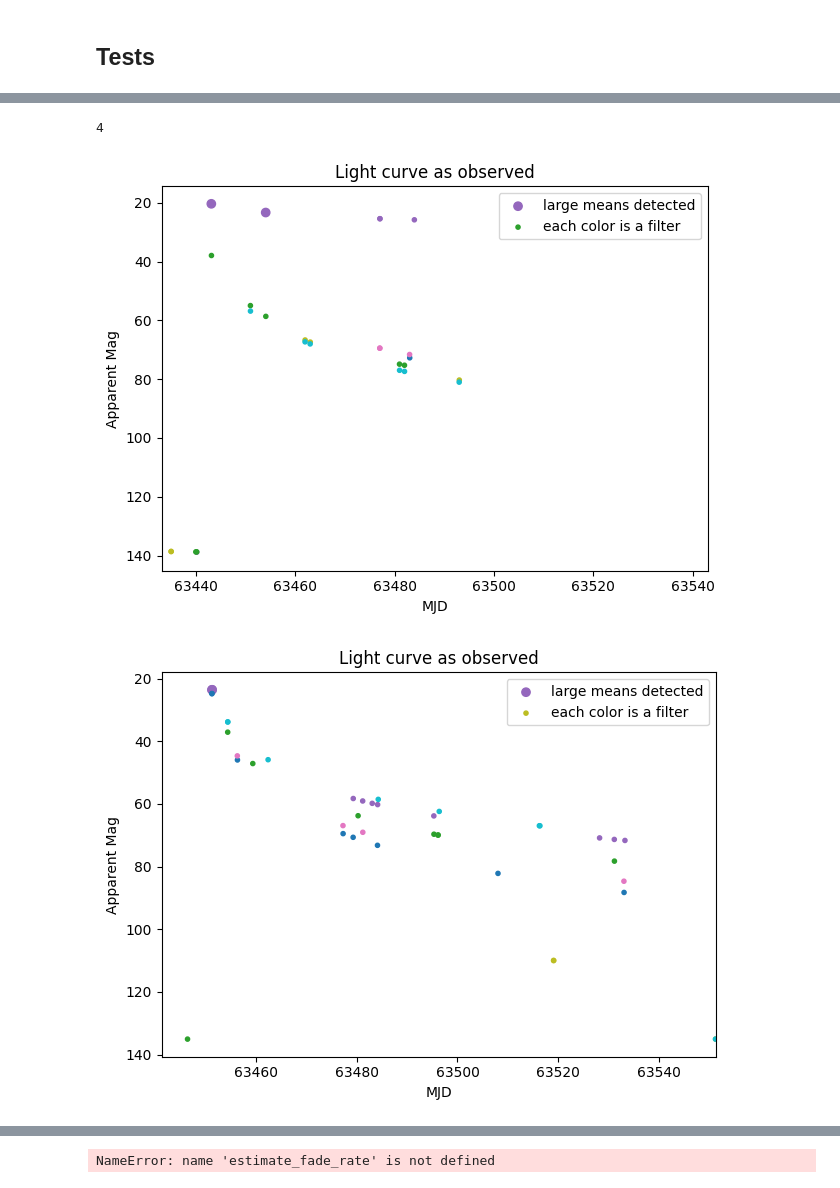
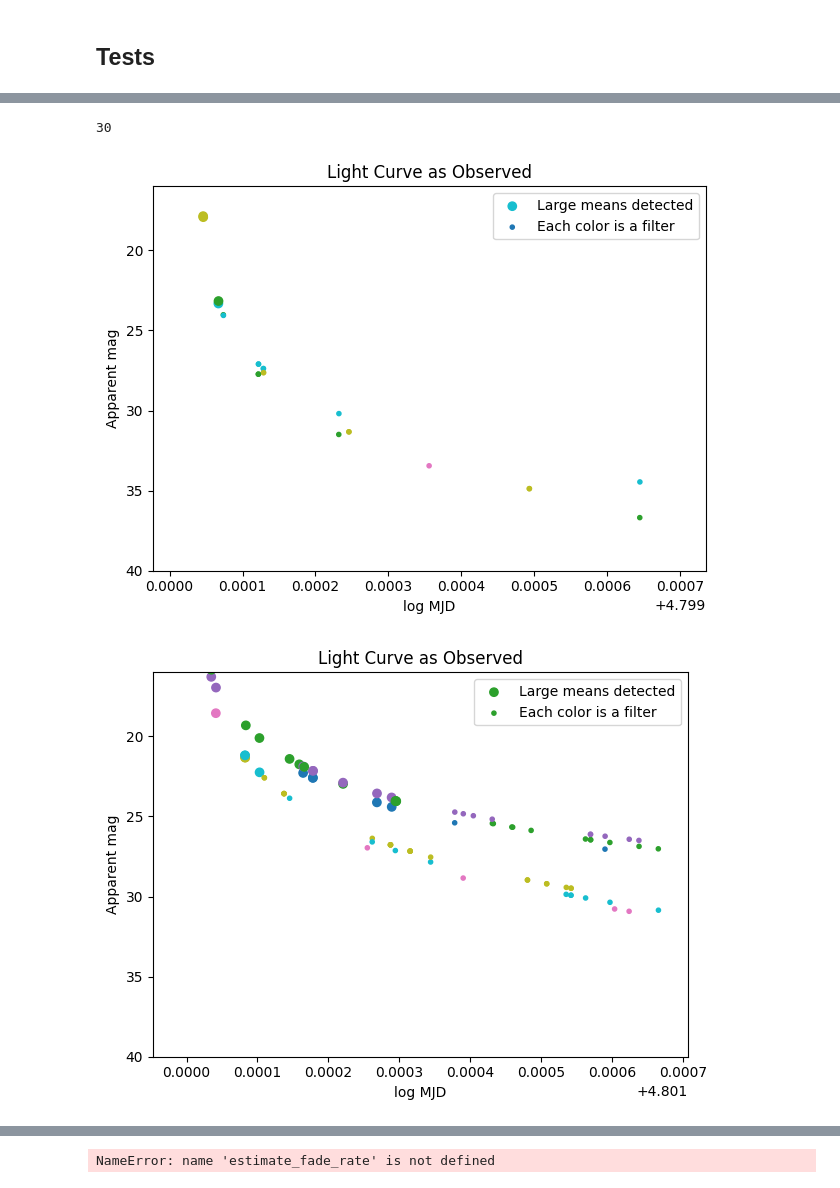
Before and after one commit to andra104/Multi_Transient_Metrics_Hub, a Jupyter notebook: GRBafterglows/working_local_fixedpop_GRBafterglows_script.ipynb, the cells around one changed output, grey strips where cells are left out. Saved outputs shown, nothing was run; the diff lists cells and outputs as text; code cells hidden in the pictures.

```diff
--- a/GRBafterglows/working_local_fixedpop_GRBafterglows_script.ipynb
+++ b/GRBafterglows/working_local_fixedpop_GRBafterglows_script.ipynb
@@ -140,6 +140,6 @@ for i in range(3):
 # %%
 #all configs
-cadences = ['four_roll_v4.3.1_10yrs', 'baseline_v4.3.1_10yrs']
+cadences = ['four_roll_v4.3.1_10yrs']#, 'baseline_v4.3.1_10yrs']
 rate_density = 1e-8
 rate_str = f"rd{rate_density:.0e}".replace("-", "m")  # Example: 1e-8 to rd1e-8
 filters = ['u', 'g', 'r', 'i', 'z', 'y']
@@ -469,22 +496 @@ Text(0.5, 0, 'fade time (days)')
-# %%
-def plot_observed_light_curve(row):
-    unique_filters = np.unique(row['filter'])
-    colors = plt.cm.tab10(np.linspace(0, 1, len(unique_filters)))
-    filter_to_color = dict(zip(unique_filters, colors))
-    color_array = np.array([filter_to_color[f] for f in row['filter']])
-
-    snr_obs_mask = row['snr_obs']>3 #can switch to 5
-    markers = ["." , "o" ]
-    snr_to_marker = dict(zip(np.array([True,False]), markers))
-    marker_array = np.array([snr_to_marker[f] for f in snr_obs_mask])
-    # print(snr_obs_mask)
-    # print(marker_array)
-    # return
-    plt.scatter(row['mjd_obs'], row['mag_obs'], c=color_array, marker=marker_array)
-    plt.xlim(row['peak_mjd']-10,row['peak_mjd']+100)
-    plt.legend(["each color is a unique filter"])
-    plt.title("Light curve as observed")
-    plt.xlabel("MJD")
-    plt.ylabel("Apparent Mag")
-    plt.show()
 # %%
@@ -522,11 +552,17 @@ def plot_observed_light_curve(row):
     plt.show()
+# %%
+detected_df = df_obs_arr[df_obs_arr['detected']==True]
+print(len(detected_df))
+# %% [output]
+30
 # %%
-detected_df = df_obs_arr[df_obs_arr['detected']==True]
-print(len(detected_df))
 
+num_plotted=0
 for i, row in detected_df.iterrows():
-    plot_observed_light_curve(row)
+    plot_observed_light_curve(row,log=True)
+    if num_plotted>5:
+        break
+    num_plotted+=1
 # %% [output]
-4
-[figure, old version]
+[figure, new version]
-[figure, old version]
+[figure, new version]
```
Also changed, not shown: parts of 9 cells of this notebook, 1 other file.
